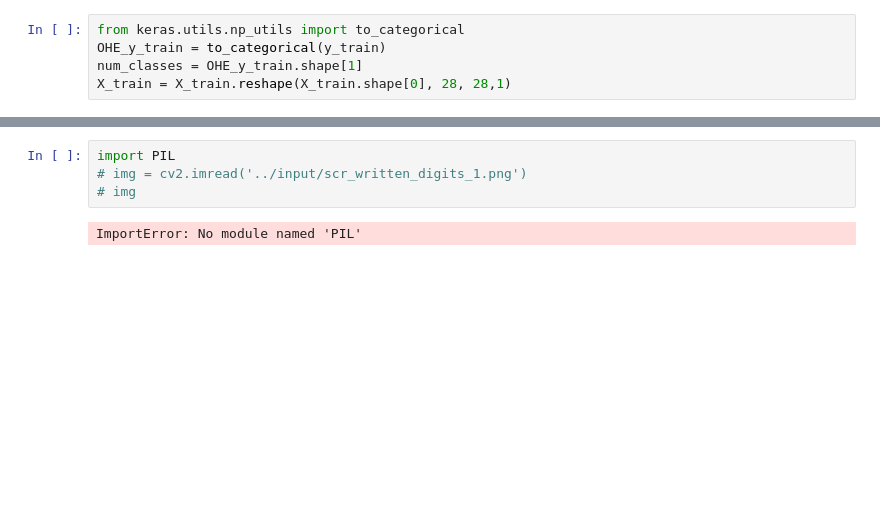
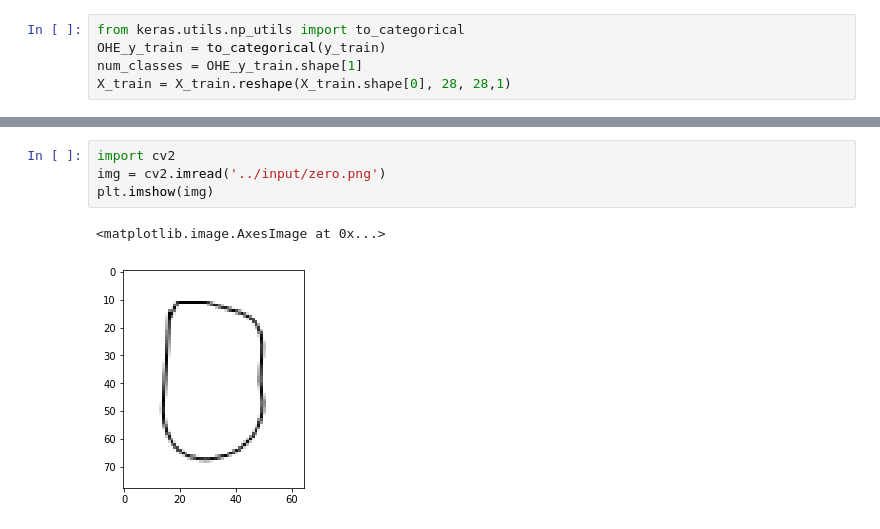
Before and after one commit to nathanie/practical-data-science-course, a Jupyter notebook: practical_session_3/mnist/models/image_basics_mnist.ipynb, the cells around one changed output, grey strips where cells are left out. Saved outputs shown, nothing was run; the diff lists cells and outputs as text; blank space fills up the shorter version.

```diff
--- a/practical_session_3/mnist/models/image_basics_mnist.ipynb
+++ b/practical_session_3/mnist/models/image_basics_mnist.ipynb
@@ -379,6 +504,7 @@ Epoch 10/10
 # %%
-import PIL
-# img = cv2.imread('../input/scr_written_digits_1.png')
-# img
+import cv2
+img = cv2.imread('../input/zero.png')
+plt.imshow(img)
 # %% [output]
-ImportError: No module named 'PIL'
+<matplotlib.image.AxesImage at 0x...>
+[figure, added]
```
Also changed, not shown: parts of 16 cells of this notebook.
